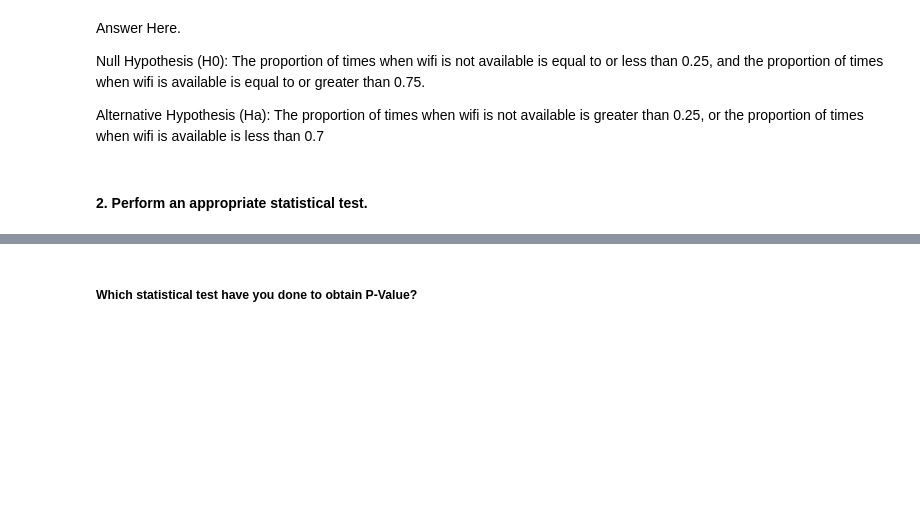
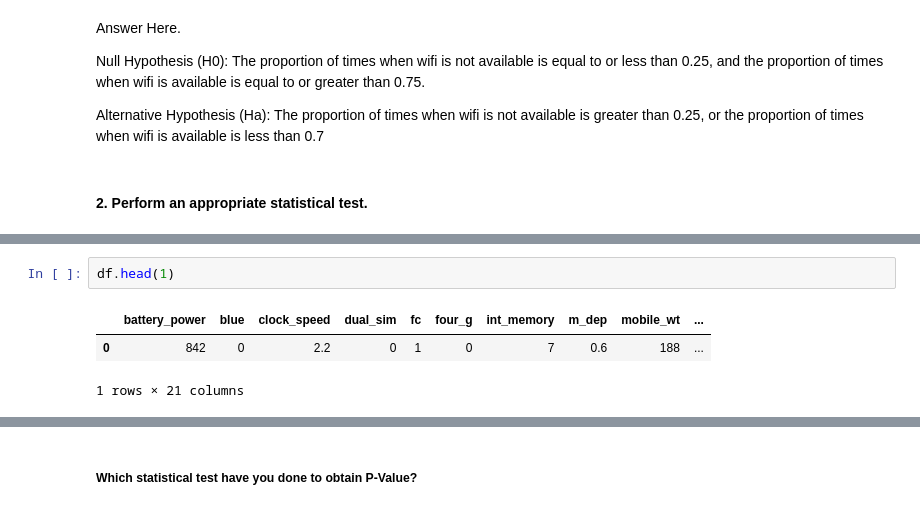
Before and after one commit to Manoharjha333/Mobile-price-range-prediction-classification, a Jupyter notebook: Mobile_price_range_prediction_classification.ipynb, the cells around one changed output, grey strips where cells are left out. Drawn from its saved outputs; the diff is of its cells as text; blank space fills up the shorter version.

```diff
--- a/Mobile_price_range_prediction_classification.ipynb
+++ b/Mobile_price_range_prediction_classification.ipynb
@@ -1006,0 +975,6 @@ Reject the null hypothesis: There is a significant difference in Wi-Fi availabil
+# %%
+df.head(1)
+# %% [output]
+|  | battery_power | blue | clock_speed | dual_sim | fc | four_g | int_memory | m_dep | mobile_wt | ... |
+| 0 | 842 | 0 | 2.2 | 0 | 1 | 0 | 7 | 0.6 | 188 | ... |
+1 rows × 21 columns
```
Also changed, not shown: parts of 45 cells of this notebook.
